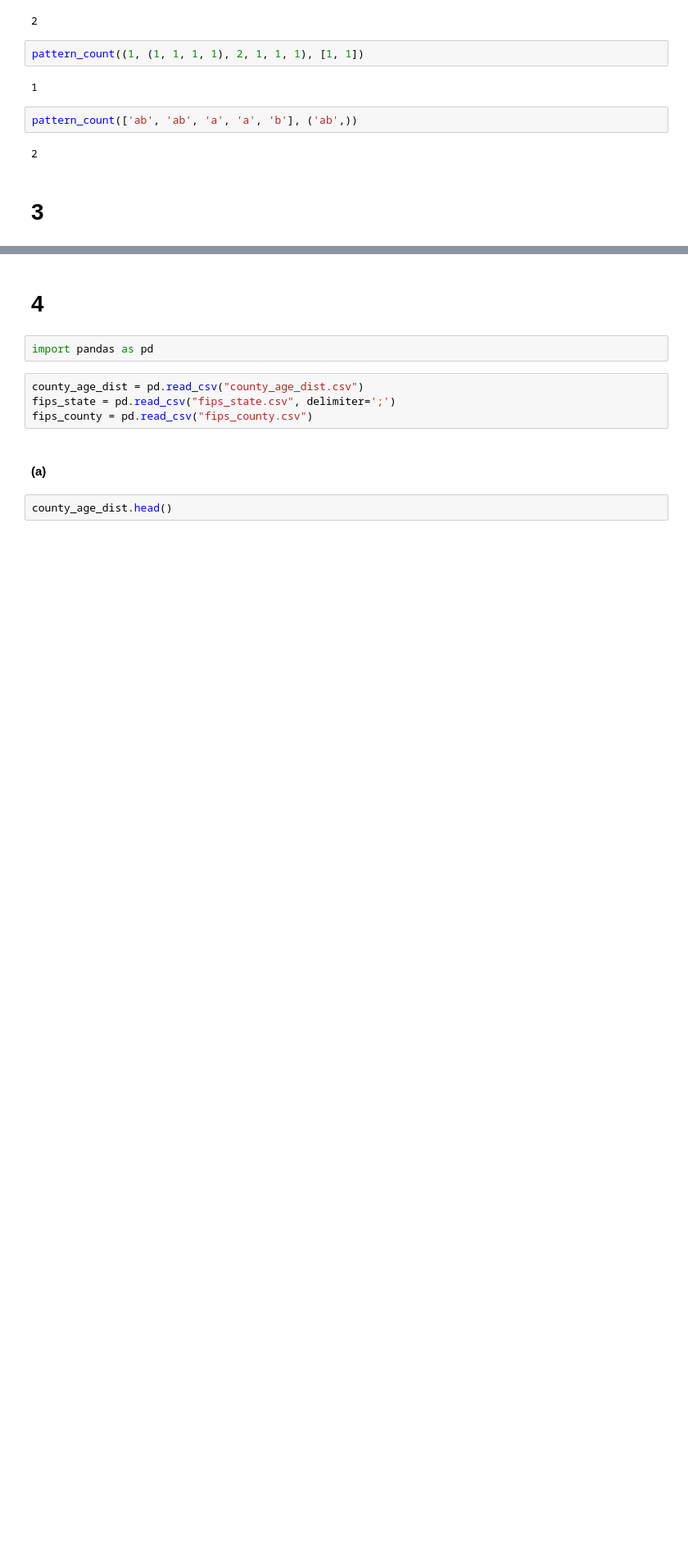
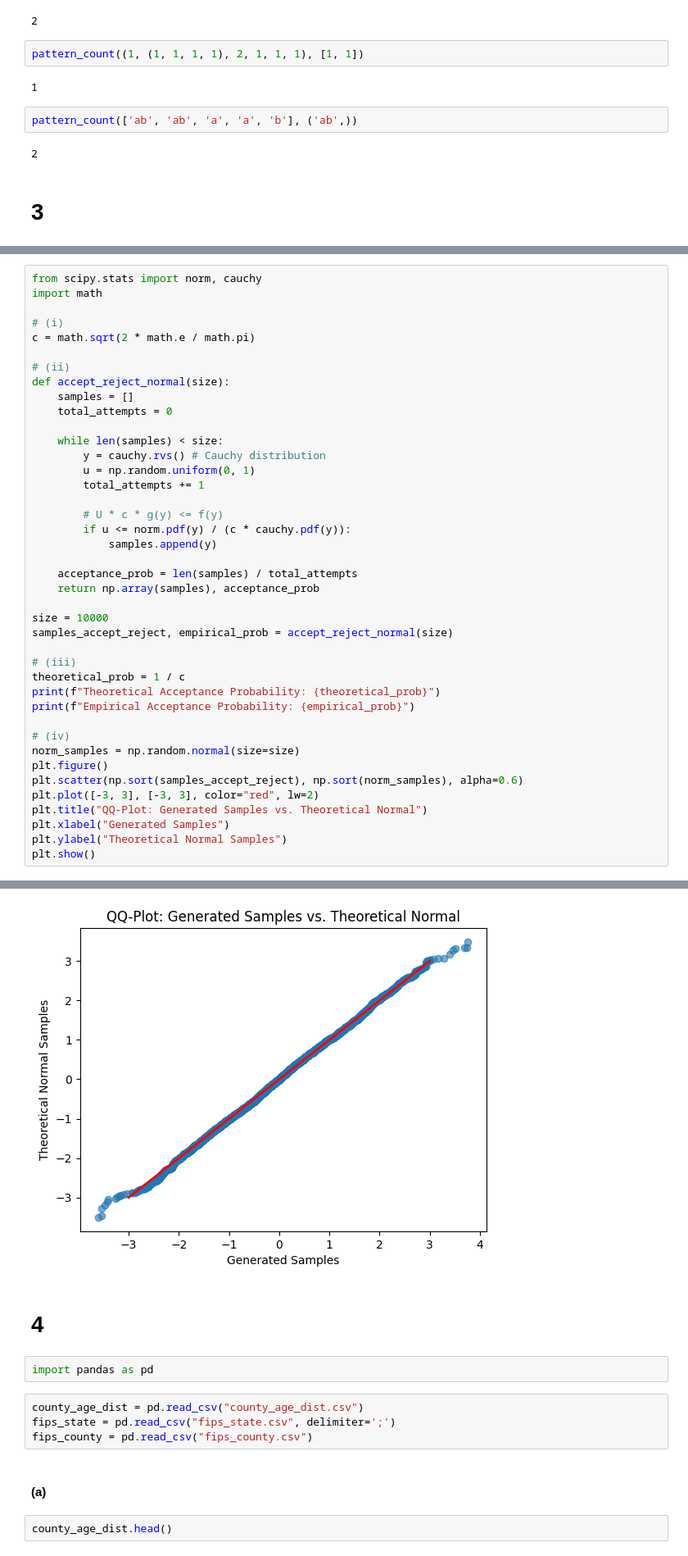
Before and after one commit to random-logic/sta141b-hw, a Jupyter notebook: HW1.ipynb, the cells around one changed output, grey strips where cells are left out. Shown at 82% size. Drawn from its saved outputs; the diff is of its cells as text; blank space fills up the shorter version.

```diff
--- a/HW1.ipynb
+++ b/HW1.ipynb
@@ -135,0 +174,42 @@ import matplotlib.pyplot as plt
+# %%
+from scipy.stats import norm, cauchy
+import math
+
+# (i)
+c = math.sqrt(2 * math.e / math.pi)
+
+# (ii)
+def accept_reject_normal(size):
+    samples = []
+    total_attempts = 0
+
+    while len(samples) < size:
+        y = cauchy.rvs() # Cauchy distribution
+        u = np.random.uniform(0, 1)
+        total_attempts += 1
+
+        # U * c * g(y) <= f(y)
+        if u <= norm.pdf(y) / (c * cauchy.pdf(y)):
+            samples.append(y)
+
+    acceptance_prob = len(samples) / total_attempts
+    return np.array(samples), acceptance_prob
+
+size = 10000
+samples_accept_reject, empirical_prob = accept_reject_normal(size)
+
+# (iii)
+theoretical_prob = 1 / c
+print(f"Theoretical Acceptance Probability: {theoretical_prob}")
+print(f"Empirical Acceptance Probability: {empirical_prob}")
+
+# (iv)
+norm_samples = np.random.normal(size=size)
+plt.figure()
+plt.scatter(np.sort(samples_accept_reject), np.sort(norm_samples), alpha=0.6)
+plt.plot([-3, 3], [-3, 3], color="red", lw=2)
+plt.title("QQ-Plot: Generated Samples vs. Theoretical Normal")
+plt.xlabel("Generated Samples")
+plt.ylabel("Theoretical Normal Samples")
+plt.show()
+# %% [output]
@@ -136,3 +218,4 @@ import matplotlib.pyplot as plt
+[figure, added]
 # %% [markdown]
 # 4
 # %%
```
Also changed, not shown: parts of 5 cells of this notebook.
